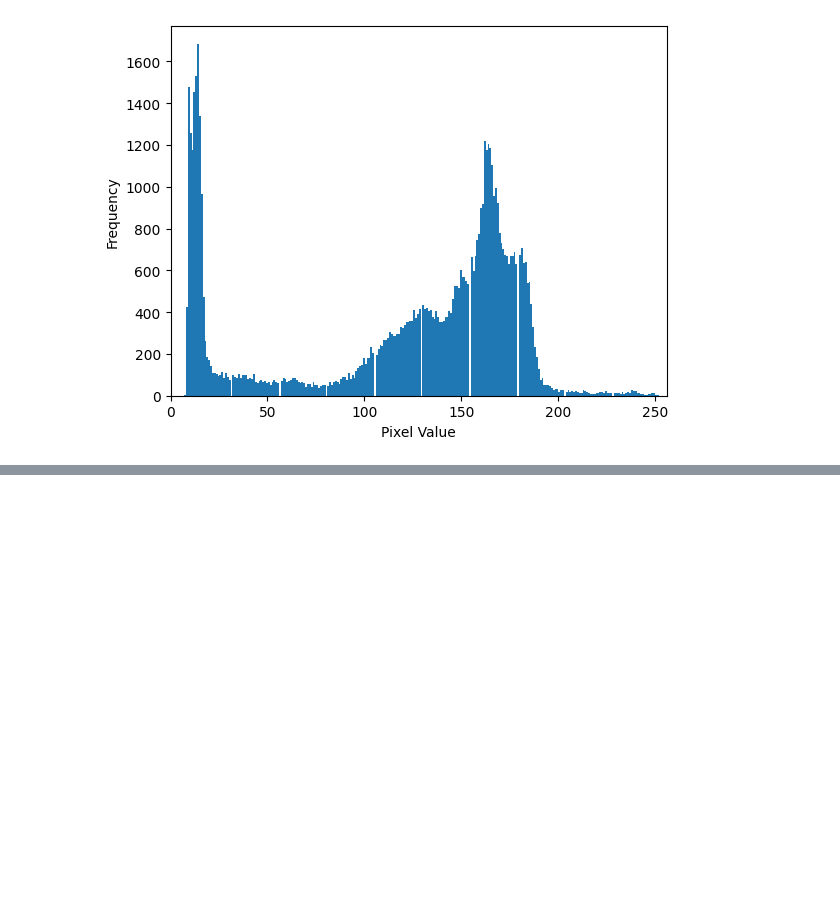
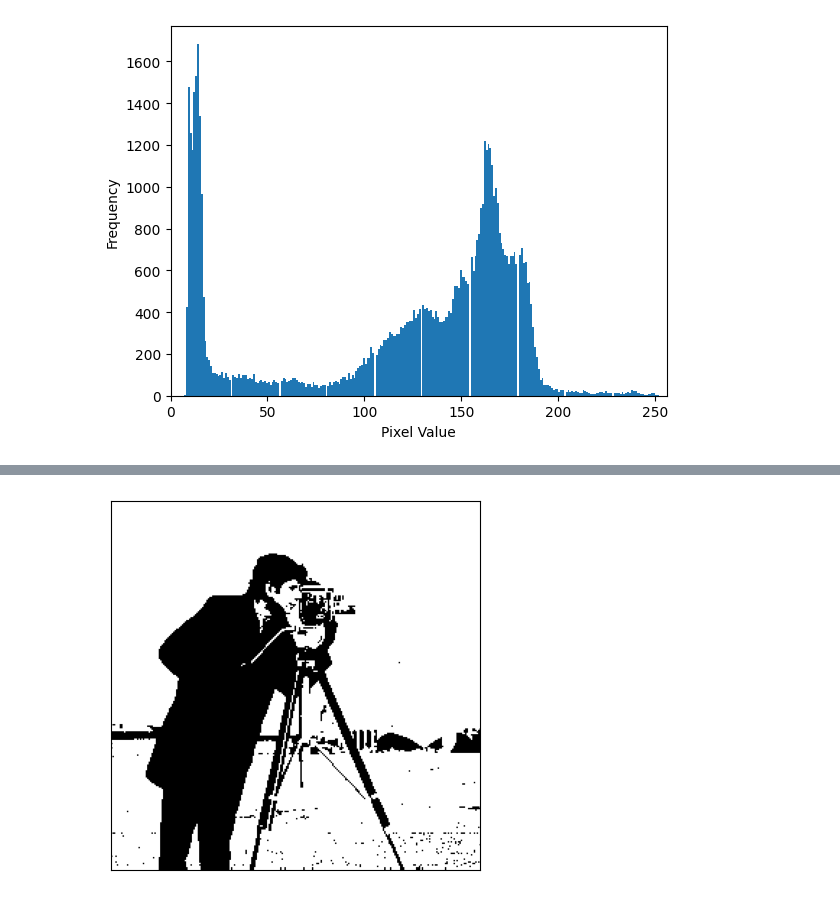
Before and after one commit to yumekasa5/Pyhton, a Jupyter notebook: jupyter/imageproc/imageproc.ipynb, the cells around one changed output, grey strips where cells are left out. Saved outputs shown, nothing was run; the diff lists cells and outputs as text; code cells hidden in the pictures; blank space fills up the shorter version.

```diff
--- a/jupyter/imageproc/imageproc.ipynb
+++ b/jupyter/imageproc/imageproc.ipynb
@@ -278,0 +315,10 @@ plt.show()
+# %%
+threshold = kmeans_th
+
+img_thresh = np.array(img > threshold)
+plt.imshow(img_thresh, cmap='gray')
+plt.xticks([])
+plt.yticks([])
+plt.show()
+# %% [output]
+[figure, added]
```
Also changed, not shown: parts of 6 cells of this notebook, 4 other files.
